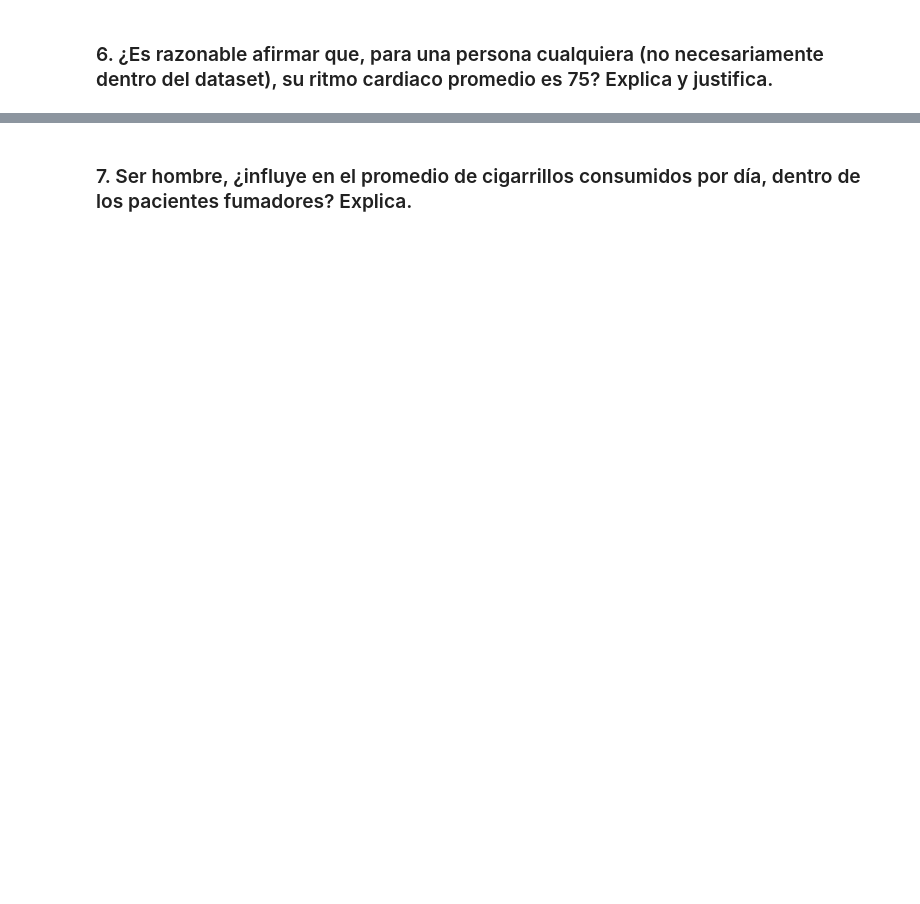
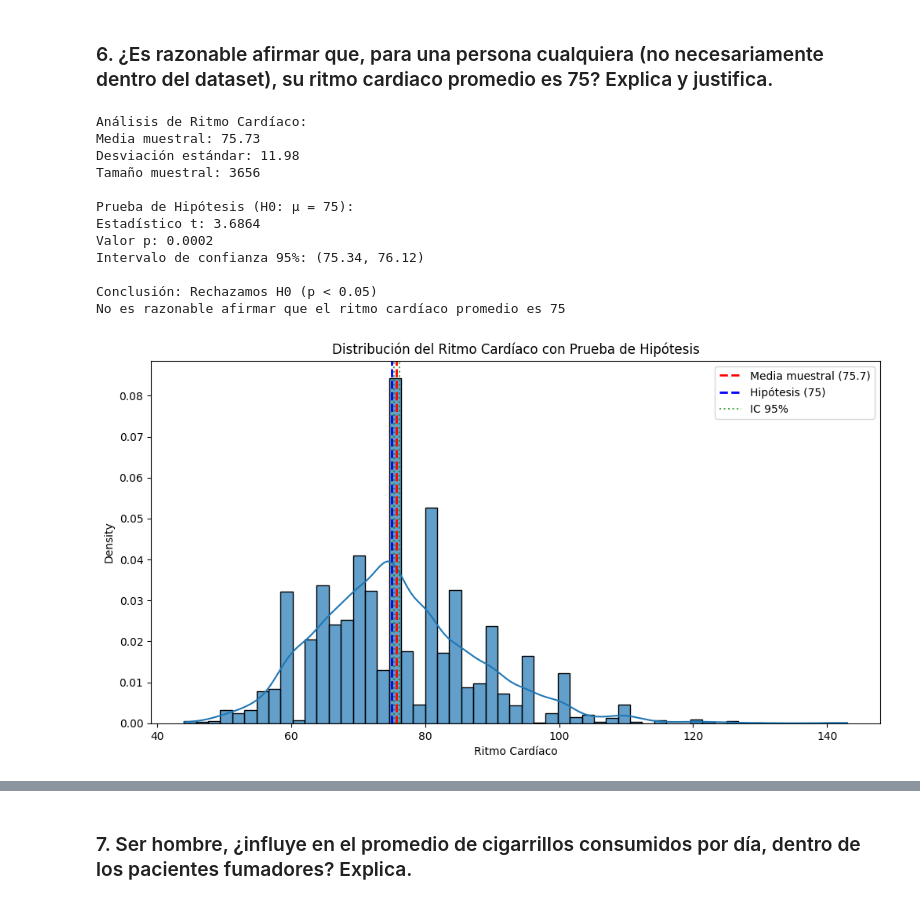
Before and after one commit to drojaslopez/DataScience, a Jupyter notebook: 3 Análisis estadístico con Python (G122)/Desafio/Prueba/Desafio_Preparación_datos_gráficos.ipynb, the cells around one changed output, grey strips where cells are left out. Saved outputs shown, nothing was run; the diff lists cells and outputs as text; code cells hidden in the pictures; blank space fills up the shorter version.

```diff
--- a/3 Análisis estadístico con Python (G122)/Desafio/Prueba/Desafio_Preparación_datos_gráficos.ipynb
+++ b/3 Análisis estadístico con Python (G122)/Desafio/Prueba/Desafio_Preparación_datos_gráficos.ipynb
@@ -228,2 +291,69 @@ CigsPerDay y age
 # %% [markdown]
 ### 6. ¿Es razonable afirmar que, para una persona cualquiera (no necesariamente dentro del dataset), su ritmo cardiaco promedio es 75? Explica y justifica.
+# %%
+# Prueba de hipótesis para el ritmo cardíaco promedio
+# H0: μ = 75 (el ritmo cardíaco promedio es 75)
+# H1: μ ≠ 75 (el ritmo cardíaco promedio es diferente de 75)
+
+
+# Extraer los datos de ritmo cardíaco
+heart_rate_data = df['heartRate'].dropna()
+
+# Realizar prueba t de una muestra
+t_statistic, p_value = sci.ttest_1samp(heart_rate_data, 75)
+
+# Calcular estadísticas descriptivas
+mean_hr = heart_rate_data.mean()
+std_hr = heart_rate_data.std()
+n = len(heart_rate_data)
+
+# Calcular intervalo de confianza al 95%
+confidence_level = 0.95
+degrees_freedom = n - 1
+t_critical = sci.t.ppf((1 + confidence_level) / 2, degrees_freedom)
+margin_error = t_critical * (std_hr / np.sqrt(n))
+confidence_interval = (mean_hr - margin_error, mean_hr + margin_error)
+
+print(f"Análisis de Ritmo Cardíaco:")
+print(f"Media muestral: {mean_hr:.2f}")
+print(f"Desviación estándar: {std_hr:.2f}")
+print(f"Tamaño muestral: {n}")
+print(f"\nPrueba de Hipótesis (H0: μ = 75):")
+print(f"Estadístico t: {t_statistic:.4f}")
+print(f"Valor p: {p_value:.4f}")
+print(f"Intervalo de confianza 95%: ({confidence_interval[0]:.2f}, {confidence_interval[1]:.2f})")
+
+# Interpretación
+alpha = 0.05
+if p_value < alpha:
+    print(f"\nConclusión: Rechazamos H0 (p < {alpha})")
+    print("No es razonable afirmar que el ritmo cardíaco promedio es 75")
+else:
+    print(f"\nConclusión: No rechazamos H0 (p ≥ {alpha})")
+    print("Es razonable afirmar que el ritmo cardíaco promedio es 75")
+
+# Visualización
+plt.figure(figsize=(12, 6))
+sns.histplot(heart_rate_data, kde=True, stat='density', alpha=0.7)
+plt.axvline(mean_hr, color='red', linestyle='--', linewidth=2, label=f'Media muestral ({mean_hr:.1f})')
+plt.axvline(75, color='blue', linestyle='--', linewidth=2, label='Hipótesis (75)')
+plt.axvline(confidence_interval[0], color='green', linestyle=':', alpha=0.7, label='IC 95%')
+plt.axvline(confidence_interval[1], color='green', linestyle=':', alpha=0.7)
+plt.legend()
+plt.title('Distribución del Ritmo Cardíaco con Prueba de Hipótesis')
+plt.xlabel('Ritmo Cardíaco')
+plt.show()
+# %% [output]
+Análisis de Ritmo Cardíaco:
+Media muestral: 75.73
+Desviación estándar: 11.98
+Tamaño muestral: 3656
+
+Prueba de Hipótesis (H0: μ = 75):
+Estadístico t: 3.6864
+Valor p: 0.0002
+Intervalo de confianza 95%: (75.34, 76.12)
+
+Conclusión: Rechazamos H0 (p < 0.05)
+No es razonable afirmar que el ritmo cardíaco promedio es 75
+[figure, added]
```
Also changed, not shown: parts of 14 cells of this notebook, 4 other files.
